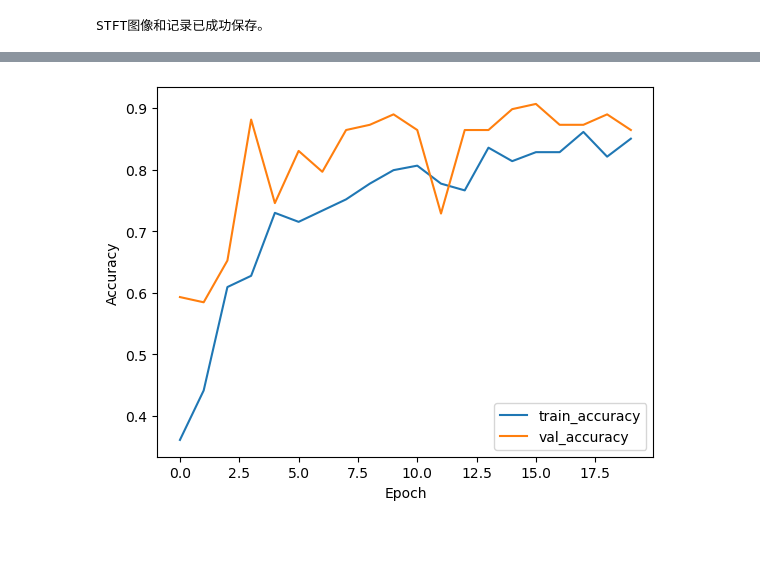
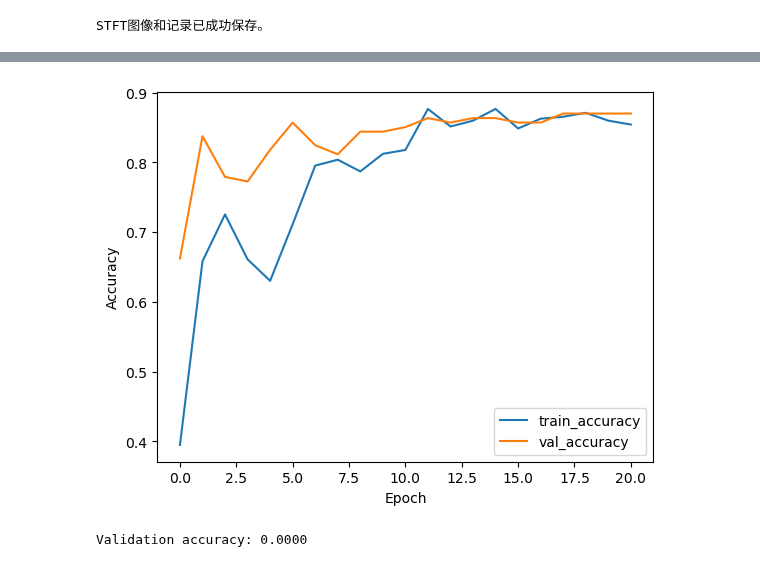
Before and after one commit to MindLabZHAW/tactileGestureDetection, a Jupyter notebook: Spectro_classify.ipynb, the cells around one changed output, grey strips where cells are left out. Drawn from its saved outputs; the diff is of its cells as text; code cells hidden in the pictures; blank space fills up the shorter version.

```diff
--- a/Spectro_classify.ipynb
+++ b/Spectro_classify.ipynb
@@ -350,62 +916,57 @@ STFT图像和记录已成功保存。
 # %%
+# Simple CNN model
+import os
 import pandas as pd
 import numpy as np
-import os
-from sklearn.model_selection import train_test_split
 from tensorflow.keras.preprocessing.image import ImageDataGenerator
 from tensorflow.keras.utils import to_categorical
 from tensorflow.keras.models import Sequential
-from tensorflow.keras.layers import Conv2D, MaxPooling2D, Flatten, Dense, Dropout
+from tensorflow.keras.layers import Conv2D, MaxPooling2D, Flatten, Dense, Dropout, BatchNormalization
 from tensorflow.keras.optimizers import Adam
+from tensorflow.keras.callbacks import ReduceLROnPlateau, EarlyStopping
+from tensorflow.keras.applications.vgg16 import preprocess_input
 import matplotlib.pyplot as plt
 from PIL import Image
+from sklearn.model_selection import train_test_split
 
+# Read data and images
 data_path = "/Users/shangyu/Documents/GitHub/contactInterpretation-main/tactileGestureDetection-main/DATA/STFT_images/"
-file = data_path + 'image_records.csv'
+file = os.path.join(data_path, 'image_records.csv')
 image_df = pd.read_csv(file)
-
 
 images = []
 labels = []
 
+# Load and preprocess images
 for index, row in image_df.iterrows():
-    # print(f"index is {index}")
-    # print(f"row is {row}")
-    img_path = os.path.join(data_path,row['image_filename'])
+    img_path = os.path.join(data_path, row['image_filename'])
     img = Image.open(img_path).convert('RGB')
-    img = img.resize((128,128))
+    img = img.resize((128, 128))
     img = np.array(img)
     images.append(img)
     labels.append(row['touch_type'])
 
 images = np.array(images)
 labels = np.array(labels)
-# print(images)
 
+# Encode labels
 label_classes = np.unique(labels)
-# print(label_classes)
-label_map = {label:idx for idx,label in enumerate(label_classes)}
-print(label_map)
+label_map = {label: idx for idx, label in enumerate(label_classes)}
+labels = np.array([label_map[label] for label in labels])
+labels = to_categorical(labels, num_classes=len(label_classes))
 
-labels = np.array([label_map[label] for label in labels])
-labels = to_categorical(labels,num_classes= len(label_classes))
-# print(labels)
+# Split data
 X_train, X_val, y_train, y_val = train_test_split(images, labels, test_size=0.3, random_state=42)
 
-train_data = ImageDataGenerator(rescale=1./255, rotation_range=20, width_shift_range=0.2, height_shift_range=0.2, horizontal_flip=True)
-val_data = ImageDataGenerator(rescale=1./255)
+# Normalize images
+X_train = preprocess_input(X_train)
+X_val = preprocess_input(X_val)
 
-train_generator = train_data.flow(X_train, y_train, batch_size=32)
-val_generator = val_data.flow(X_val, y_val, batch_size=32)
-
-
-# 定义CNN模型
+# Simple CNN model
 model = Sequential([
     Conv2D(32, (3, 3), activation='relu', input_shape=(128, 128, 3)),
     MaxPooling2D((2, 2)),
     Conv2D(64, (3, 3), activation='relu'),
-    MaxPooling2D((2, 2)),
-    Conv2D(128, (3, 3), activation='relu'),
     MaxPooling2D((2, 2)),
     Flatten(),
     Dense(128, activation='relu'),
@@ -413,17 +974,25 @@ model = Sequential([
     Dense(len(label_classes), activation='softmax')
 ])
 
-# 编译模型
-model.compile(optimizer=Adam(), loss='categorical_crossentropy', metrics=['accuracy'])
+# Compile model
+model.compile(optimizer=Adam(learning_rate=0.001), loss='categorical_crossentropy', metrics=['accuracy'])
 
-# 训练模型
-fitted = model.fit(train_generator, epochs=20, validation_data=val_generator)
+# Define callbacks
+reduce_lr = ReduceLROnPlateau(monitor='val_loss', factor=0.2, patience=5, min_lr=0.0001)
+early_stopping = EarlyStopping(monitor='val_loss', patience=10, restore_best_weights=True)
 
-# 可视化训练过程
-plt.plot(fitted.history['accuracy'], label='train_accuracy')
-plt.plot(fitted.history['val_accuracy'], label='val_accuracy')
+# Train model
+history = model.fit(X_train, y_train, epochs=30, batch_size=32, validation_data=(X_val, y_val), callbacks=[reduce_lr, early_stopping])
+
+# Visualize training process
+plt.plot(history.history['accuracy'], label='train_accuracy')
+plt.plot(history.history['val_accuracy'], label='val_accuracy')
 plt.xlabel('Epoch')
 plt.ylabel('Accuracy')
 plt.legend()
 plt.show()
+
+# Evaluate model
+loss, accuracy = model.evaluate(X_val, verbose=0)
+print(f'Validation accuracy: {accuracy:.4f}')
 # %% [output]
@@ -447 +1016,2 @@ Epoch 20/20
-[figure, old version]
+[figure, new version]
+Validation accuracy: 0.0000
```
Also changed, not shown: parts of 12 cells of this notebook, 1 other file.
